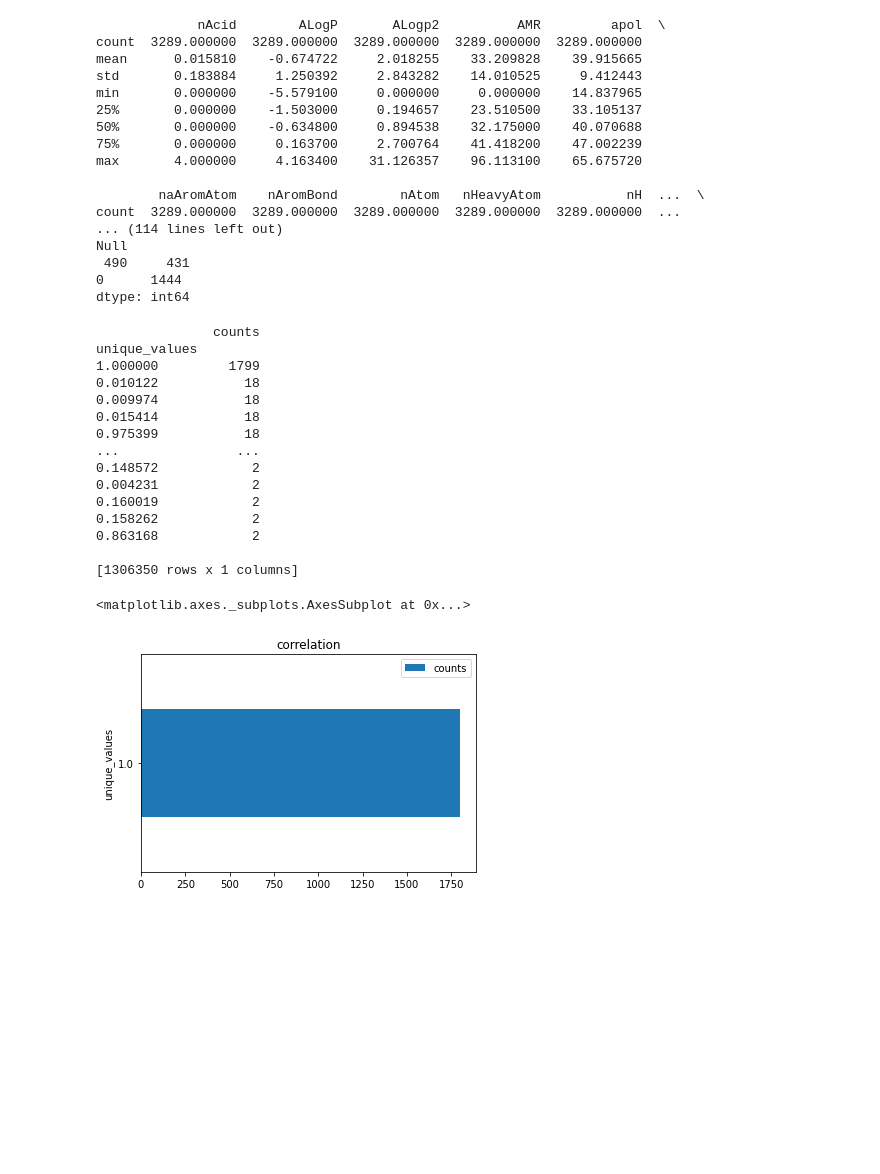
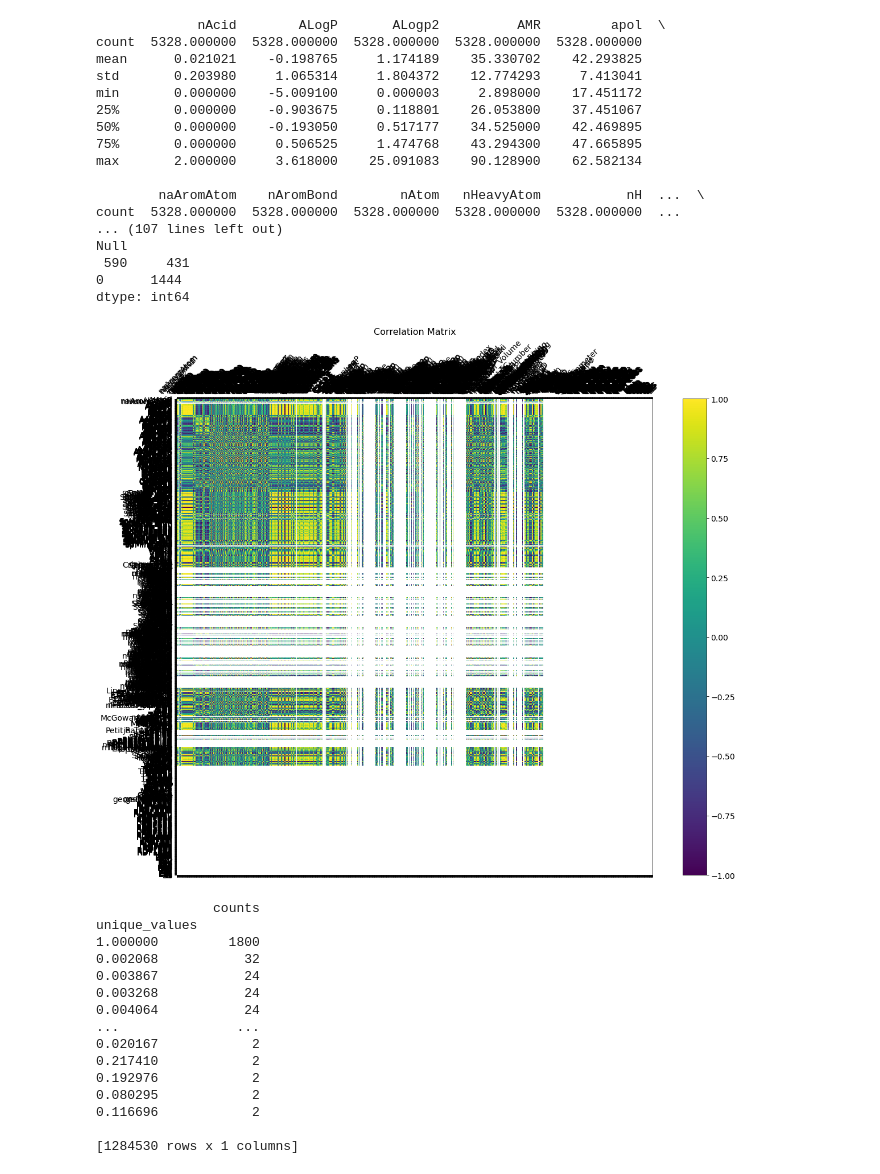
Before and after one commit to niranjana2222/Discovering-Potential-Skin-Cancer-Drugs-, a Jupyter notebook: zinc_data.ipynb, the cells around one changed output. Drawn from its saved outputs; the diff is of its cells as text; code cells hidden in the pictures; blank space fills up the shorter version.

```diff
--- a/zinc_data.ipynb
+++ b/zinc_data.ipynb
@@ -8,7 +8,7 @@ import seaborn as sns
 import os
 
 ###Analyze Data####
-data = pd.read_csv('/content/zinc.csv')
+data = pd.read_csv('/content/zinc2.csv')
 print(data.describe())
 print(data.head())
 print("Size", data.shape)
@@ -25,42 +25,49 @@ print(data.isnull().sum().sort_values(kind="quicksort", ascending=False))
 print("Null\n", data.isnull().sum().value_counts().sort_values(kind="quicksort"))
 # %% [output]
              nAcid        ALogP       ALogp2          AMR         apol  \
-count  3289.000000  3289.000000  3289.000000  3289.000000  3289.000000
-mean      0.015810    -0.674722     2.018255    33.209828    39.915665
-std       0.183884     1.250392     2.843282    14.010525     9.412443
-min       0.000000    -5.579100     0.000000     0.000000    14.837965
-25%       0.000000    -1.503000     0.194657    23.510500    33.105137
-50%       0.000000    -0.634800     0.894538    32.175000    40.070688
-75%       0.000000     0.163700     2.700764    41.418200    47.002239
-max       4.000000     4.163400    31.126357    96.113100    65.675720
+count  5328.000000  5328.000000  5328.000000  5328.000000  5328.000000
+mean      0.021021    -0.198765     1.174189    35.330702    42.293825
+std       0.203980     1.065314     1.804372    12.774293     7.413041
+min       0.000000    -5.009100     0.000003     2.898000    17.451172
+25%       0.000000    -0.903675     0.118801    26.053800    37.451067
+50%       0.000000    -0.193050     0.517177    34.525000    42.469895
+75%       0.000000     0.506525     1.474768    43.294300    47.665895
+max       2.000000     3.618000    25.091083    90.128900    62.582134
 
         naAromAtom    nAromBond        nAtom   nHeavyAtom           nH  ...  \
-count  3289.000000  3289.000000  3289.000000  3289.000000  3289.000000  ...
-... (114 lines left out)
+count  5328.000000  5328.000000  5328.000000  5328.000000  5328.000000  ...
+... (107 lines left out)
 Null
- 490     431
+ 590     431
 0      1444
 dtype: int64
+# %%
+f = plt.figure(figsize=(19, 15))
+plt.matshow(data[0:5].corr(), fignum=f.number)
+plt.xticks(range(data.select_dtypes(['number']).shape[1]), data.select_dtypes(['number']).columns, fontsize=14, rotation=45)
+plt.yticks(range(data.select_dtypes(['number']).shape[1]), data.select_dtypes(['number']).columns, fontsize=14)
+cb = plt.colorbar()
+cb.ax.tick_params(labelsize=14)
+plt.title('Correlation Matrix', fontsize=16);
+# %% [output]
+[figure, added]
 # %%
 #correlation graph
 corr3 = corr2.value_counts().rename_axis('unique_values').to_frame('counts')
 print(corr3)
-corr3[:1].plot(kind='barh', title='correlation')
 # %% [output]
                counts
 unique_values
-1.000000         1799
-0.010122           18
-0.009974           18
-0.015414           18
-0.975399           18
+1.000000         1800
+0.002068           32
+0.003867           24
+0.003268           24
+0.004064           24
 ...               ...
-0.148572            2
-0.004231            2
-0.160019            2
-0.158262            2
-0.863168            2
+0.020167            2
+0.217410            2
+0.192976            2
+0.080295            2
+0.116696            2
 
-[1306350 rows x 1 columns]
+[1284530 rows x 1 columns]
-<matplotlib.axes._subplots.AxesSubplot at 0x...>
-[figure, removed]
```
Also changed, not shown: parts of 6 cells of this notebook.
